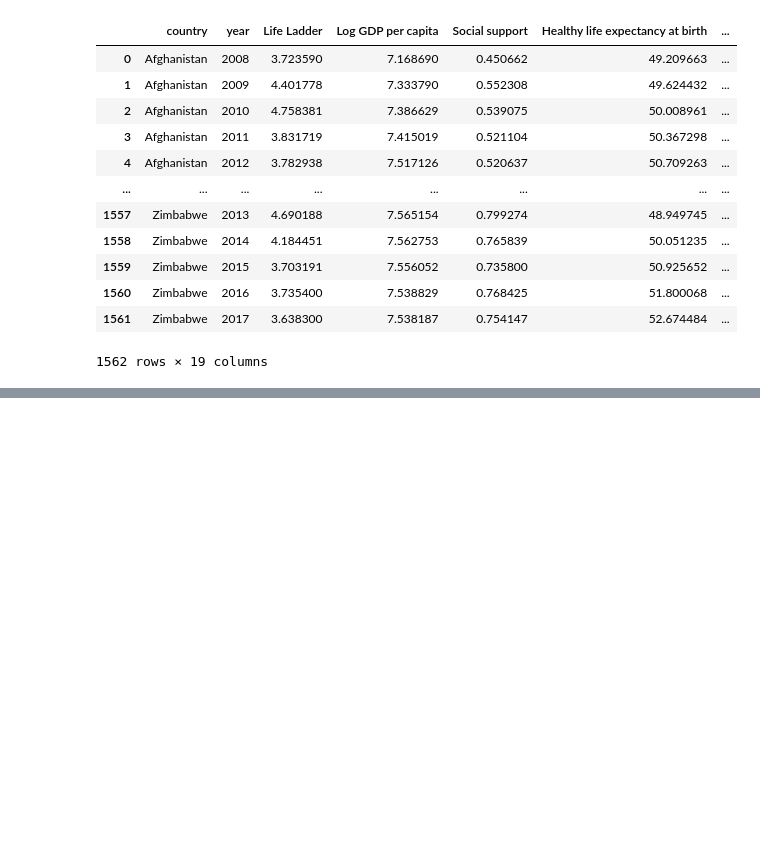
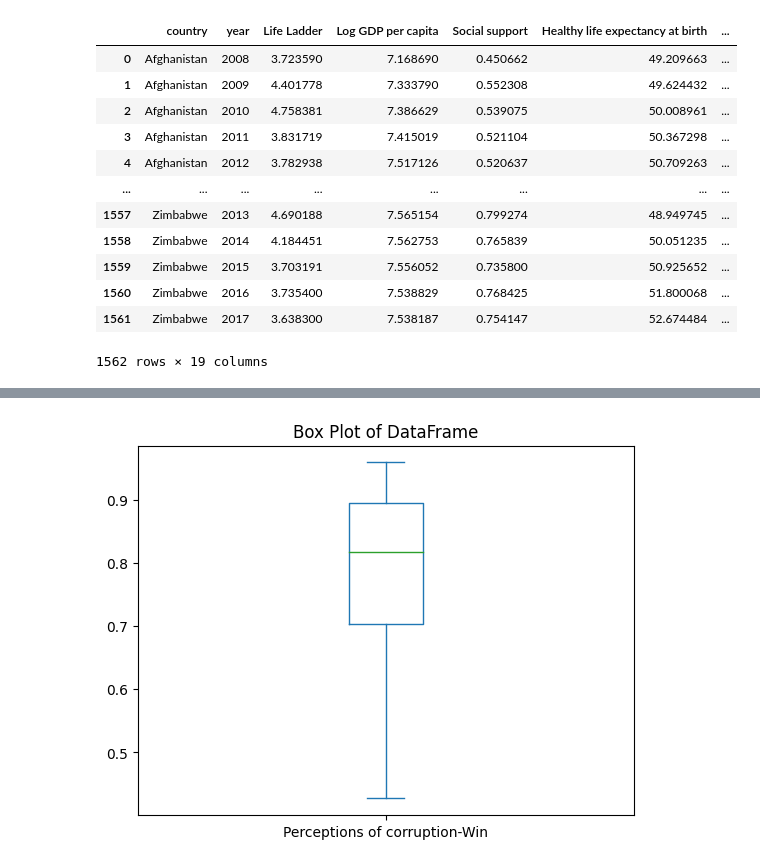
Before and after one commit to p1nkuu/World-Happiness-Report-Model, a Jupyter notebook: model.ipynb, the cells around one changed output, grey strips where cells are left out. Saved outputs shown, nothing was run; the diff lists cells and outputs as text; code cells hidden in the pictures; blank space fills up the shorter version.

```diff
--- a/model.ipynb
+++ b/model.ipynb
@@ -31,0 +110,12 @@ df
+# %%
+#corruption, social support
+
+#corruption
+df['Perceptions of corruption-Win'] = stats.mstats.winsorize(df['Perceptions of corruption'], limits=[0.085, 0.085])
+
+df['Perceptions of corruption-Win'].plot.box()
+
+plt.title('Box Plot of DataFrame')
+plt.show()
+# %% [output]
+[figure, added]
```
Also changed, not shown: parts of 5 cells of this notebook.
